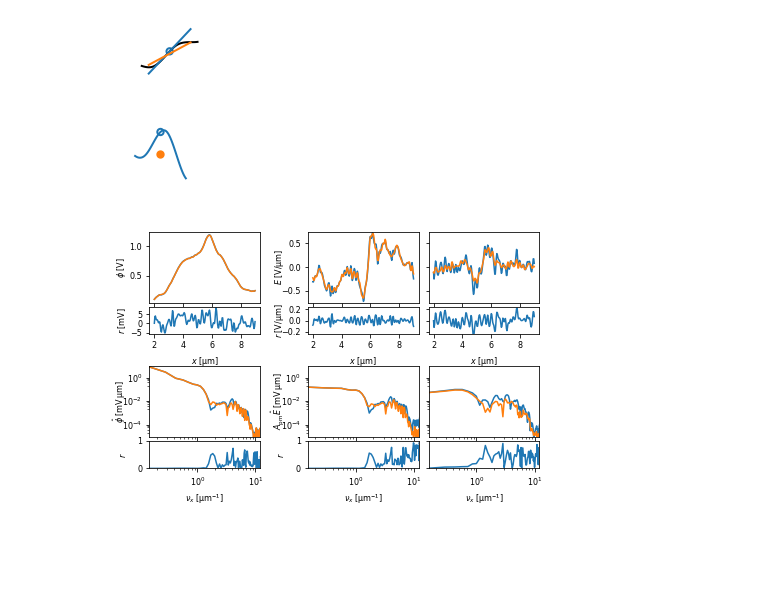
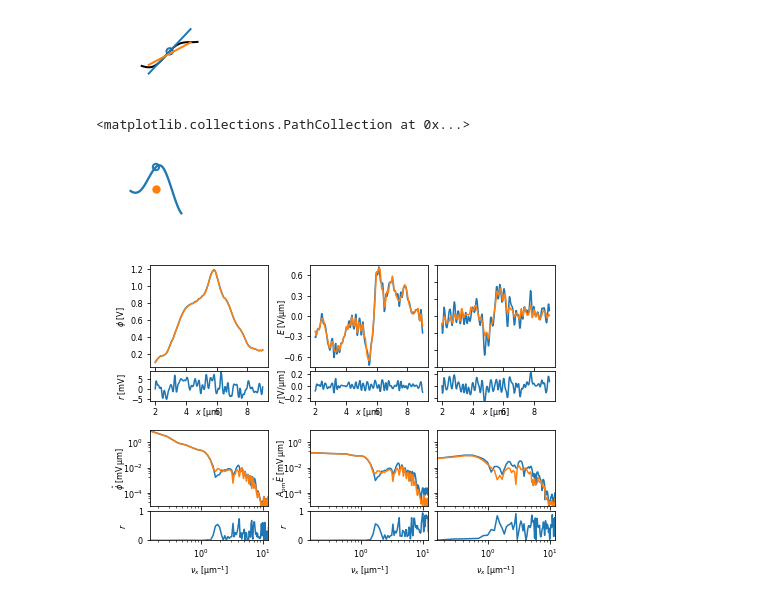
Before and after one commit to ryanpdwyer/1704-pmkpfm, a Jupyter notebook: fig_scripts/103cde-pm-kpfm-perp.ipynb, the cells around one changed output. Cells and saved outputs as stored; diff of their text form; code cells hidden in the pictures; blank space fills up the shorter version.

Commit message:
Updated figures with latest round of suggestions from John

```diff
--- a/fig_scripts/103cde-pm-kpfm-perp.ipynb
+++ b/fig_scripts/103cde-pm-kpfm-perp.ipynb
@@ -41,6 +41,8 @@ def _h5toPMEFM(f):
     v_tip = x_tot / T
 
     return {'fs': fs, 'fx': fx, 'v_tip': v_tip, 'x_m': x_m, 'phi_t': phi_t}
+# %%
+plt.rc('font', size=8)
 # %%
 fh = h5py.File('../data/KPFM-linescans/170217-1657DPh-BTBT-20V-50-nm-x-mod.h5', 'r')
 # %%
@@ -268,11 +270,12 @@ yy = np.linspace(-0.06, 0.06)
 x0 = xx[122]
 fig, ax = plt.subplots(figsize=(1, 1))
 ax.set_axis_off()
-l1, = plt.plot(yy, interp2d(x0, yy+y0, grid=False), linewidth=2)
+l1, = plt.plot(yy, interp2d(x0, yy+y0, grid=False), linewidth=2.3)
 l2, = plt.plot(0, c0x[122])
 plt.scatter(0, interp2d(x0, y0, grid=False), s=40, c='none', edgecolors=l1.get_color(),linewidths=2)
 # plt.scatter(0, interp2d(x0, y0, grid=False), s=40, c='none', edgecolors=l1.get_color(),linewidths=2 )
 plt.scatter(0, c0x[122], s=40, c=l2.get_color(), edgecolors=l2.get_color(), linewidths=2)
 # %% [output]
+<matplotlib.collections.PathCollection at 0x...>
 [figure]
 # %%
@@ -282,9 +285,9 @@ plt.scatter(0, c0x[122], s=40, c=l2.get_color(), edgecolors=l2.get_color(), line
 #     /Users/ryandwyer/Dropbox/_JAM_MS__Dwyer201705__PMKPFM__figs/
 # %%
 plt.rc('font', size=8)
-fig, axes = plt.subplots(nrows=4, ncols=3, figsize=(7.5,4.5),
+fig, axes = plt.subplots(nrows=4, ncols=3, figsize=(7.2, 5.2),
                          gridspec_kw={'height_ratios':
-                                      (1, 0.35, 1, 0.35)
+                                      (1.2, 0.35, 1, 0.35)
                                      }
                         )
 axes[0, 0].plot(x00, y00)
@@ -330,19 +333,19 @@ for i, axr in enumerate(axes):
 
         if j == 0:
             pos1 = ax.get_position()
-            pos2 = [pos1.x0-0.01, pos1.y0, pos1.width*0.9, pos1.height]
+            pos2 = [pos1.x0-0.006, pos1.y0, pos1.width, pos1.height]
             ax.set_position(pos2)
 
 
         if j == 1:
             pos1 = ax.get_position()
-            pos2 = [pos1.x0+0.01, pos1.y0, pos1.width*0.9, pos1.height]
+            pos2 = [pos1.x0+0.029, pos1.y0, pos1.width, pos1.height]
             ax.set_position(pos2)
 
 
         if j == 2:
             pos1 = ax.get_position()
-            pos2 = [pos1.x0-0.04, pos1.y0, pos1.width*0.9, pos1.height]
+            pos2 = [pos1.x0, pos1.y0, pos1.width, pos1.height]
             ax.set_position(pos2)
 
 
@@ -350,23 +353,23 @@ for i, axr in enumerate(axes):
         if i == 0:
             ax.set_xticklabels([''])
             pos1 = ax.get_position()
-            pos2 = [pos1.x0, pos1.y0, pos1.width, pos1.height*squeeze]
+            pos2 = [pos1.x0, pos1.y0, pos1.width, pos1.height]
             ax.set_position(pos2)
 
         if i == 1:
             pos1 = ax.get_position()
-            pos2 = [pos1.x0, pos1.y0+0.02, pos1.width, pos1.height]
+            pos2 = [pos1.x0, pos1.y0+0.022, pos1.width, pos1.height]
             ax.set_position(pos2)
 
 
         if i == 2:
             pos1 = ax.get_position()
-            pos2 = [pos1.x0, pos1.y0-0.02, pos1.width, pos1.height*squeeze]
+            pos2 = [pos1.x0, pos1.y0, pos1.width, pos1.height*squeeze]
             ax.set_position(pos2)
 
         if i == 3:
             pos1 = ax.get_position()
-            pos2 = [pos1.x0, pos1.y0, pos1.width, pos1.height]
+            pos2 = [pos1.x0, pos1.y0+0.02, pos1.width, pos1.height]
             ax.set_position(pos2)
 
         if i == 1 and j >= 1:
@@ -389,37 +392,37 @@ for i, axr in enumerate(axes):
 
         if i == 3:
             ax.set_ylim(0, 1)
 
         if j == 2:
             ax.set_yticklabels([''])
 
         if i == 0 and j == 1:
             ax.set_ylabel(u"$E$ [V/µm]")
 
         if i == 1:
             ax.set_xlabel(u"$x$ [µm]")
 
         if i == 3:
             ax.set_xlabel(u"$\\nu_{x}$ [µm⁻¹]")
             if j == 0:
                 ax.set_ylabel(u"$r$")
 
         if i == 2 and j == 0:
             ax.set_ylabel(u'$\hat{\phi}$ [mV$\\,$µm]')
 
         if i == 2:
             ax.set_yticks([1e-4, 1e-2, 1])
 
 
         if i == 2 and j == 1:
             ax.set_ylabel(u"$A_{\mathrm{pm}} \hat{E}$ [mV$\\,$µm]")
 
 
-
-util.align_labels(axes[1], lim=157, axis='x')
-util.align_labels(axes.T[1], lim=190, axis='y')
-util.align_labels(axes.T[0], lim=32.5, axis='y')
+axes[0, 1].set_yticks(np.linspace(-0.6, 0.6, 5))
+util.align_labels(axes[1], lim=178, axis='x')
+util.align_labels(axes.T[1], lim=193, axis='y')
+util.align_labels(axes.T[0], lim=31.5, axis='y')
 # %% [output]
-[figure, old version]
+[figure, new version]
 # %%
 # plt.plot(y01-c0x_d, (y00.squeeze() - c0x), '.')
```
Also changed, not shown: parts of 4 cells of this notebook, 4 other files.
